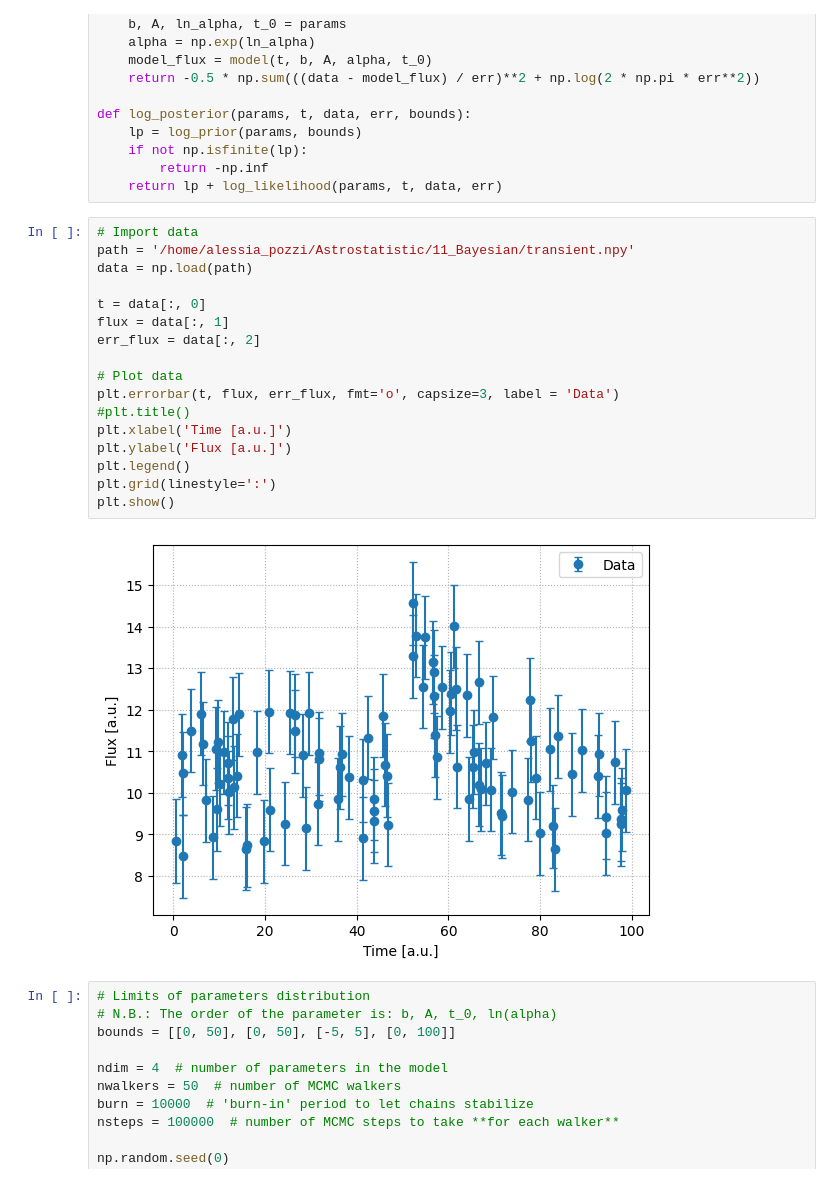
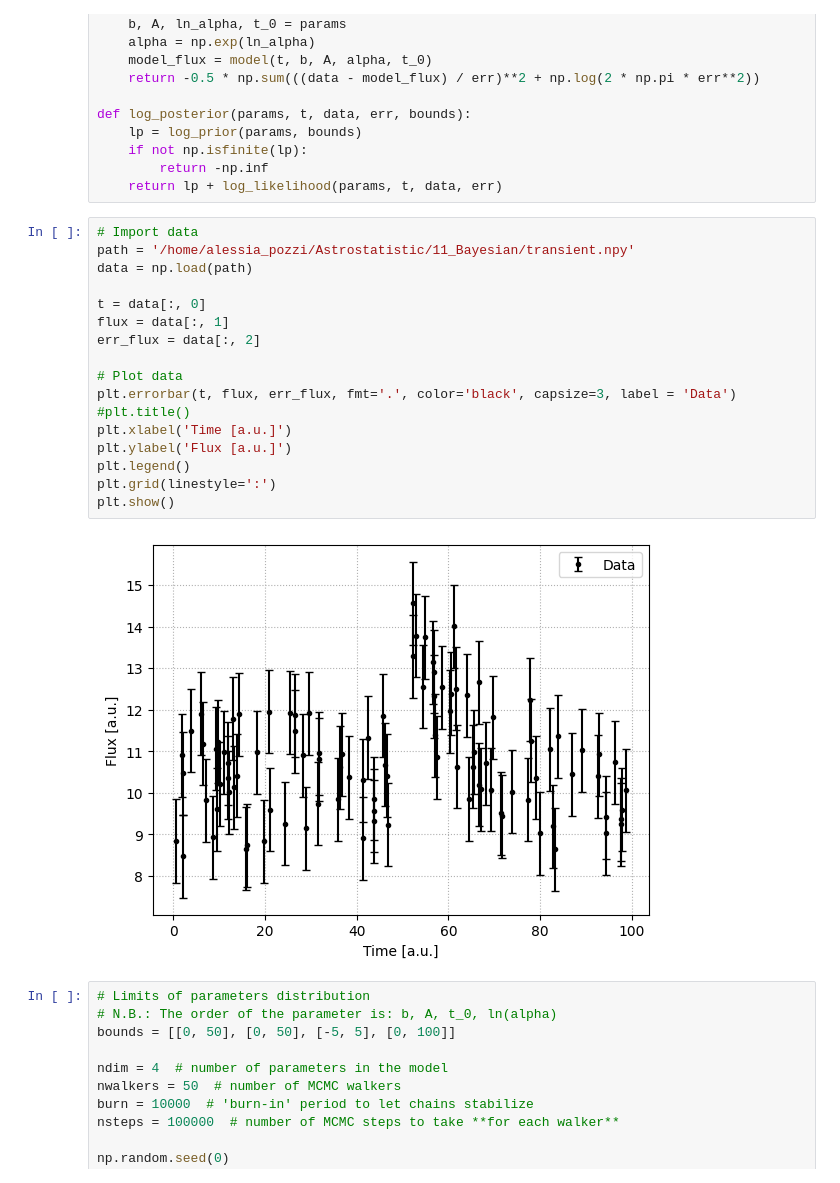
Before and after one commit to APozzi22/Astrostatistic, a Jupyter notebook: 11_Bayesian/Transient_Universe.ipynb, the cells around one changed output. Saved outputs shown, nothing was run; the diff lists cells and outputs as text.

Commit message:
Upgrade Transient_Uniserse.ipynb with plot correction

```diff
--- a/11_Bayesian/Transient_Universe.ipynb
+++ b/11_Bayesian/Transient_Universe.ipynb
@@ -72,22 +72,22 @@ def log_posterior(params, t, data, err, bounds):
 # %%
 # Import data
 path = '/home/alessia_pozzi/Astrostatistic/11_Bayesian/transient.npy'
 data = np.load(path)
 
 t = data[:, 0]
 flux = data[:, 1]
 err_flux = data[:, 2]
 
 # Plot data
-plt.errorbar(t, flux, err_flux, fmt='o', capsize=3, label = 'Data')
+plt.errorbar(t, flux, err_flux, fmt='.', color='black', capsize=3, label = 'Data')
 #plt.title()
 plt.xlabel('Time [a.u.]')
 plt.ylabel('Flux [a.u.]')
 plt.legend()
 plt.grid(linestyle=':')
 plt.show()
 # %% [output]
-[figure, old version]
+[figure, new version]
 # %%
 # Limits of parameters distribution
 # N.B.: The order of the parameter is: b, A, t_0, ln(alpha)
```
